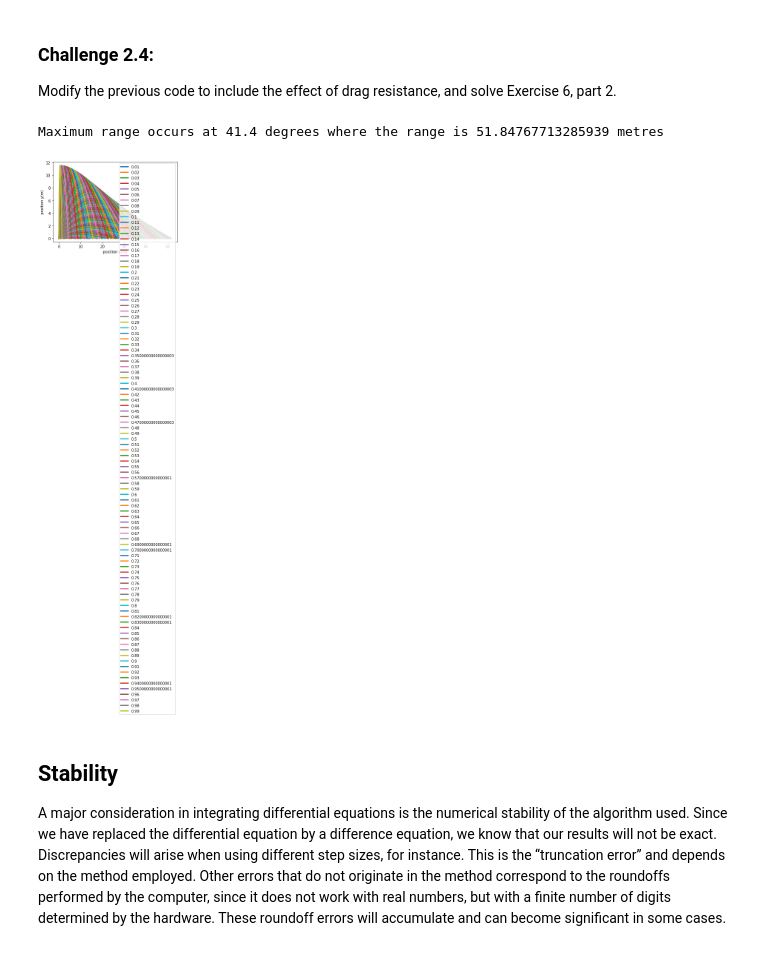
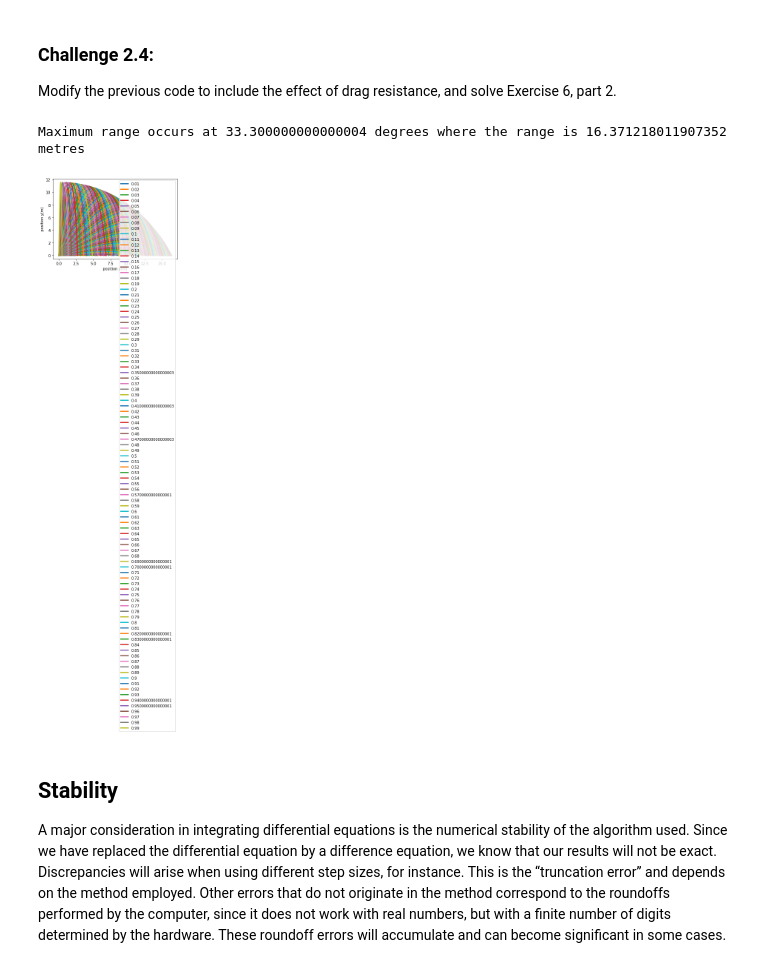
Before and after one commit to Phys7321/hw02-integrations-prasadbandarkar, a Jupyter notebook: Eqns_of_motion_Completed.ipynb, the cells around one changed output. Cells and saved outputs as stored; diff of their text form; code cells hidden in the pictures.

```diff
--- a/Eqns_of_motion_Completed.ipynb
+++ b/Eqns_of_motion_Completed.ipynb
@@ -464,36 +464,36 @@ for angle in range(1,100):
     while p.y >= 0.:
         v_mag=math.sqrt((p.vx)**2 + (p.vy)**2)
         fx = -k*v_mag*p.vx
         fy = -g - (k*v_mag*p.vy)
-        p.euler(0., fy, dt)
+        p.euler(fx, fy, dt)
         x.append(p.x)
         y.append(p.y)
         vx.append(p.vx)
         vy.append(p.vy)
         t.append(t[-1]+dt)
 
     xrange.append(x[-1])
     t_data = np.array(t) # we convert the list into a numpy array for plotting
     x_data = np.array(x)
     y_data = np.array(y)
     vx_data = np.array(vx)
     vy_data = np.array(vy)
 
     my_plot = pyplot.plot(x_data, y_data, ls='-', lw=3, label = str(angle*0.01))
     pyplot.legend()
 
 xrange_data=np.array(xrange);
 
 maxrange=np.max(xrange_data);
 angleAtMax=(np.argmax(xrange_data)+1)*0.9
 
 print("Maximum range occurs at {0} degrees where the range is {1} metres".format(angleAtMax,maxrange))
 
 pyplot.xlabel('position x(m)')
 pyplot.ylabel('position y(m)');
 # %% [output]
-Maximum range occurs at 41.4 degrees where the range is 51.84767713285939 metres
+Maximum range occurs at 33.300000000000004 degrees where the range is 16.371218011907352 metres
-[figure, old version]
+[figure, new version]
 # %% [markdown]
 Stability
 ---------
```
